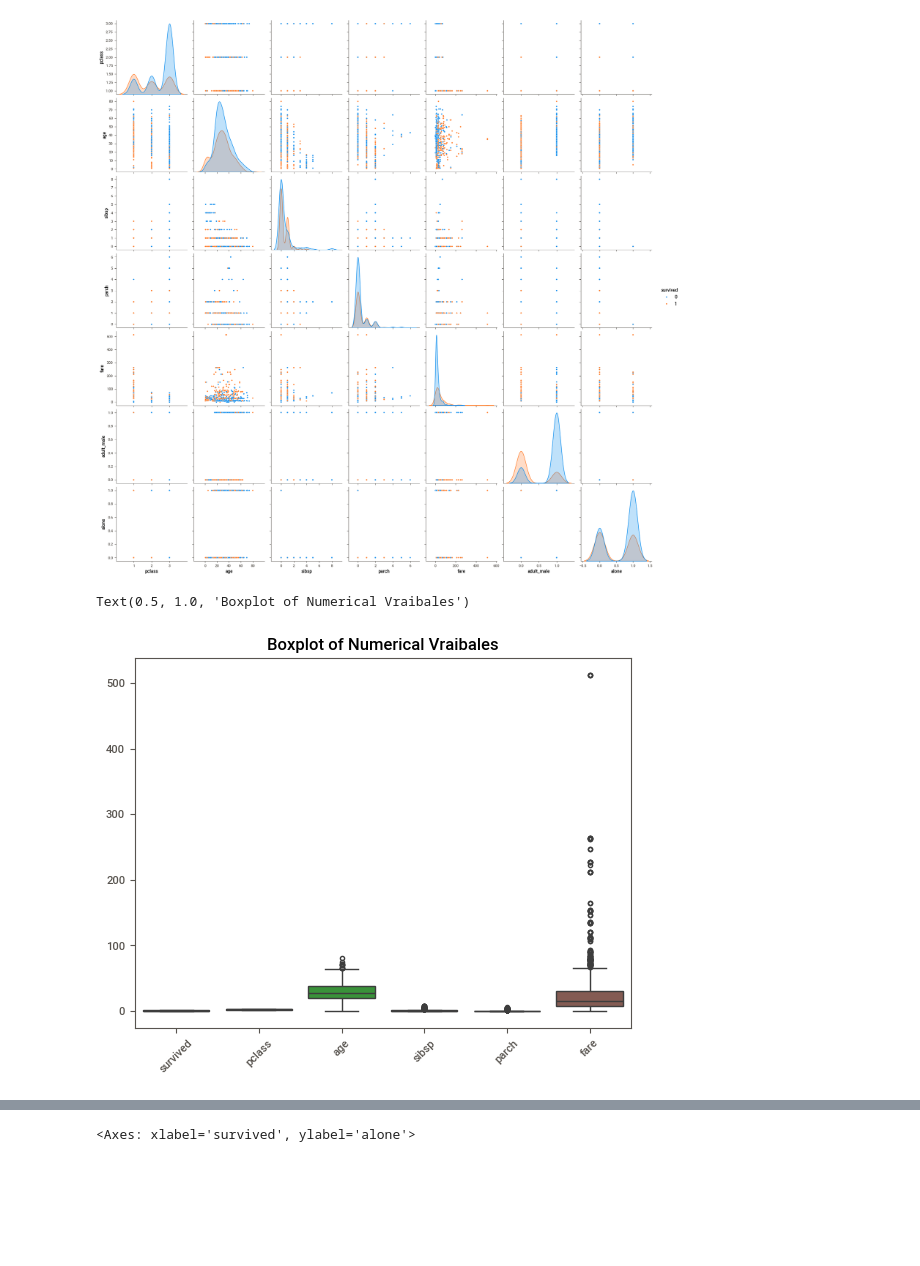
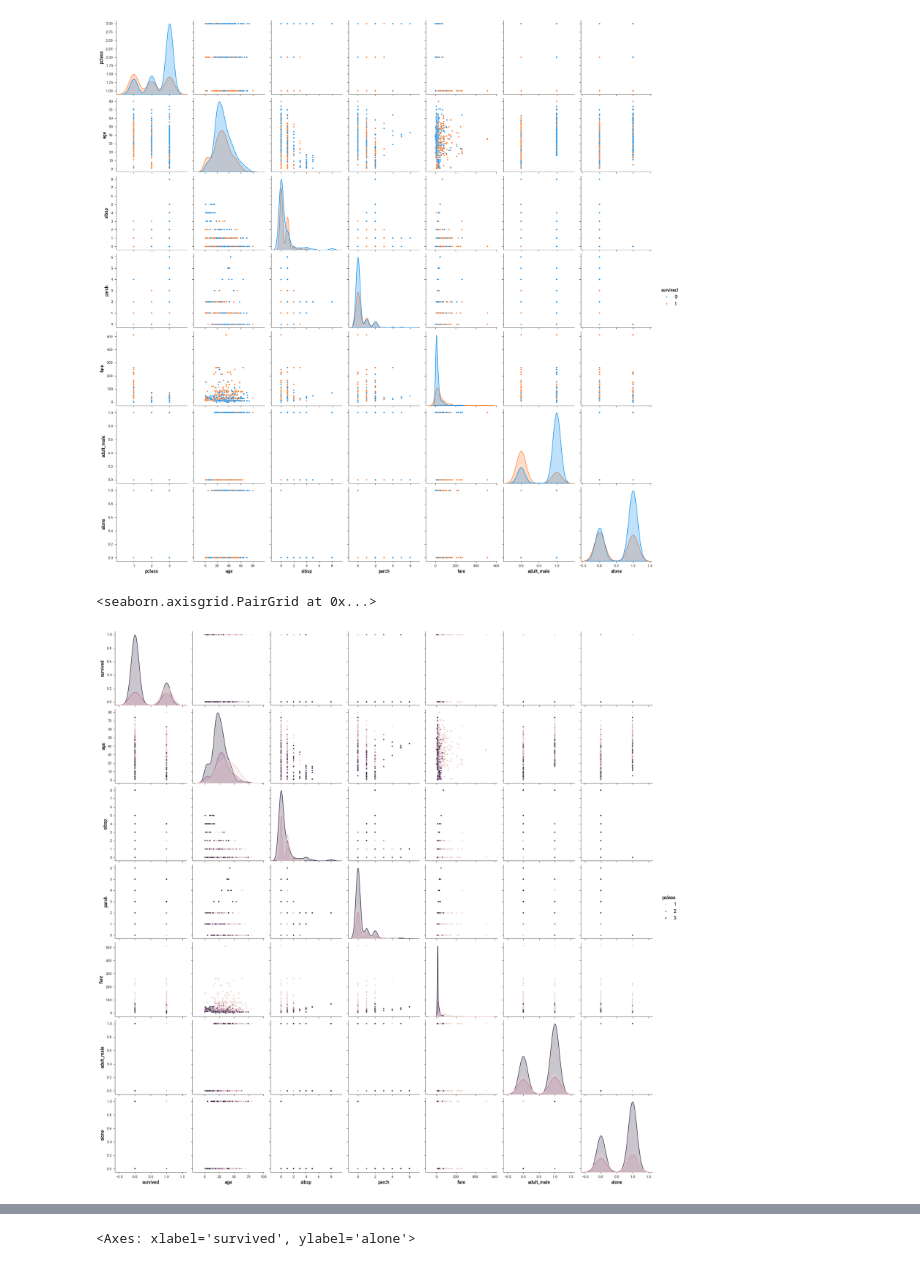
Before and after one commit to Sajida28/codespaces-jupyter, a Jupyter notebook: notebooks/HW4_P4_EDA .ipynb, the cells around one changed output, grey strips where cells are left out. Drawn from its saved outputs; the diff is of its cells as text; code cells hidden in the pictures; blank space fills up the shorter version.

```diff
--- a/notebooks/HW4_P4_EDA .ipynb
+++ b/notebooks/HW4_P4_EDA .ipynb
@@ -121,10 +110,8 @@ sns.pairplot(data = data, hue = 'survived')
 # %% [output]
 <seaborn.axisgrid.PairGrid at 0x...>
 [figure]
-# %%
-sns.boxplot(data = data.select_dtypes(include=['float64','int64']))
-plt.xticks(rotation = 45)
-plt.title('Boxplot of Numerical Vraibales')
-# %% [output]
-Text(0.5, 1.0, 'Boxplot of Numerical Vraibales')
-[figure, removed]
+# %%
+sns.pairplot(data, hue ='pclass')
+# %% [output]
+<seaborn.axisgrid.PairGrid at 0x...>
+[figure, added]
```
Also changed, not shown: parts of 8 cells of this notebook.
